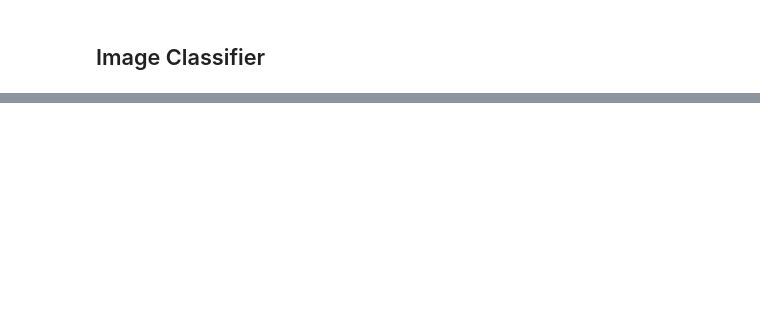
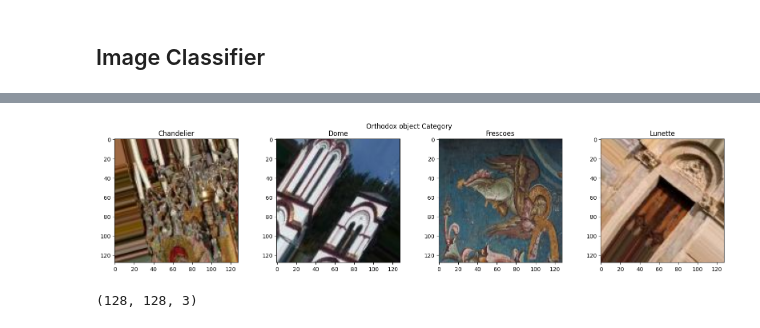
Before and after one commit to Emma-Marie/assignment4_Emma-Marie, a Jupyter notebook: src/image_seach.ipynb, the cells around one changed output, grey strips where cells are left out. Drawn from its saved outputs; the diff is of its cells as text; code cells hidden in the pictures; blank space fills up the shorter version.

```diff
--- a/src/image_seach.ipynb
+++ b/src/image_seach.ipynb
@@ -286,0 +238,19 @@ img
+# %%
+# path to image directory
+#data_dir = os.path.join("..", "in", "Orthodox_Churches")
+data_path = "../in/Orthodox_Churches/"
+# %%
+# list all labels/classes
+class_label = ["Chandelier","Dome","Frescoes","Lunette"]
+# %%
+# create data frame of image path and label
+import pandas as pd
+import os
+img_list = []
+label_list = []
+for label in class_label:
+    for img_file in os.listdir(data_path+label): # loop through all subfolders
+        img_list.append(data_path+label+'/'+img_file) # add file location of all images to img_list
+        label_list.append(label) # add label based on subfolder name
+
+df = pd.DataFrame({'img':img_list, 'label':label_list}) # create data frame
@@ -286,0 +268,18 @@ img
+# %%
+# Show random image examples from each class
+
+import matplotlib.pyplot as plt
+
+fig, ax = plt.subplots(ncols=len(class_label), figsize=(20,4))
+fig.suptitle('Orthodox object Category')
+random_num = 12
+for i,label in enumerate(class_label):
+    ax[i].set_title(label)
+    ax[i].imshow(plt.imread(df[df['label']==label]['img'].iloc[random_num]))
+# %% [output]
+[figure, added]
+# %%
+# check image shape
+plt.imread(df['img'][0]).shape
+# %% [output]
+(128, 128, 3)
```
Also changed, not shown: parts of 47 cells of this notebook, 5 other files.
